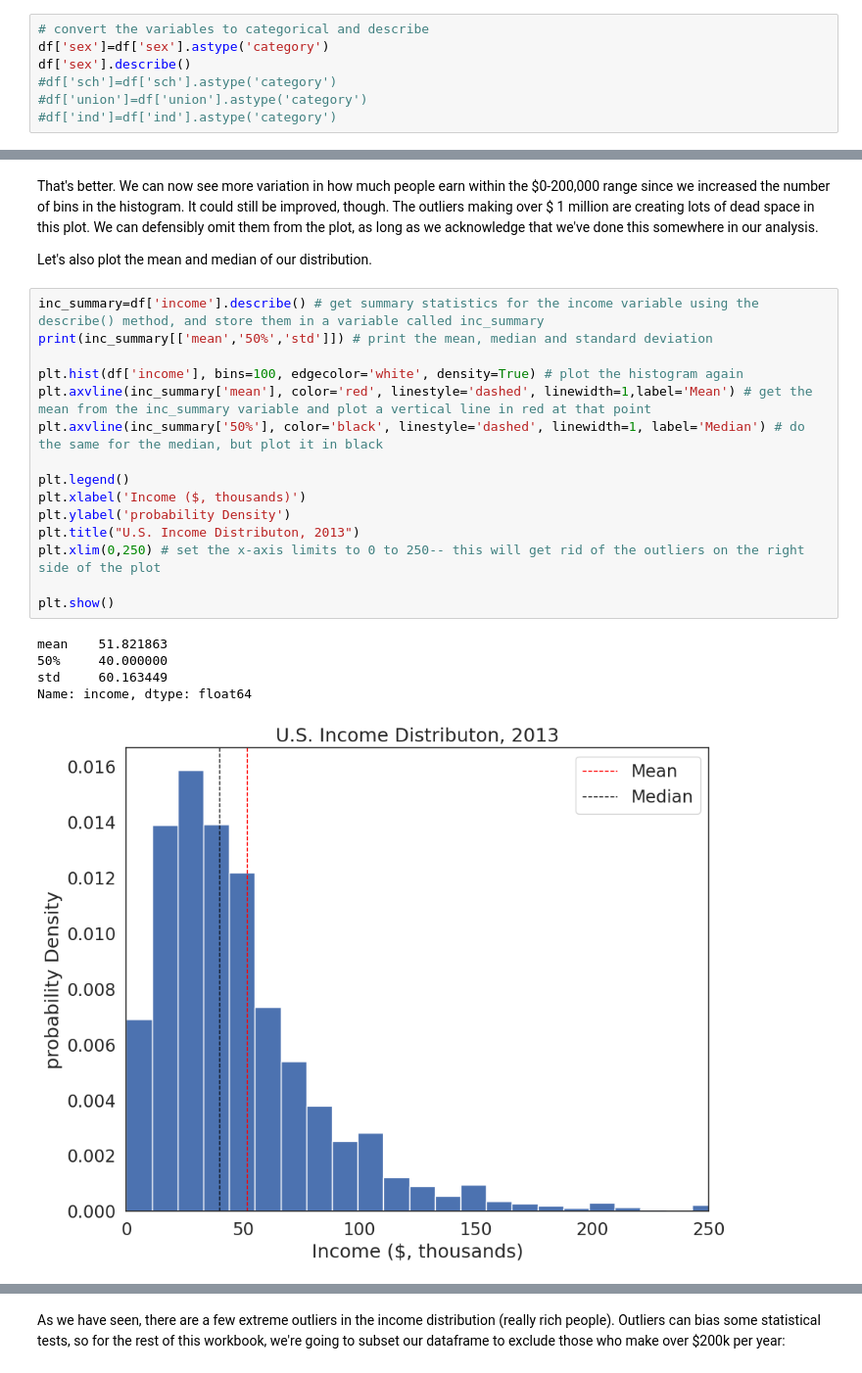
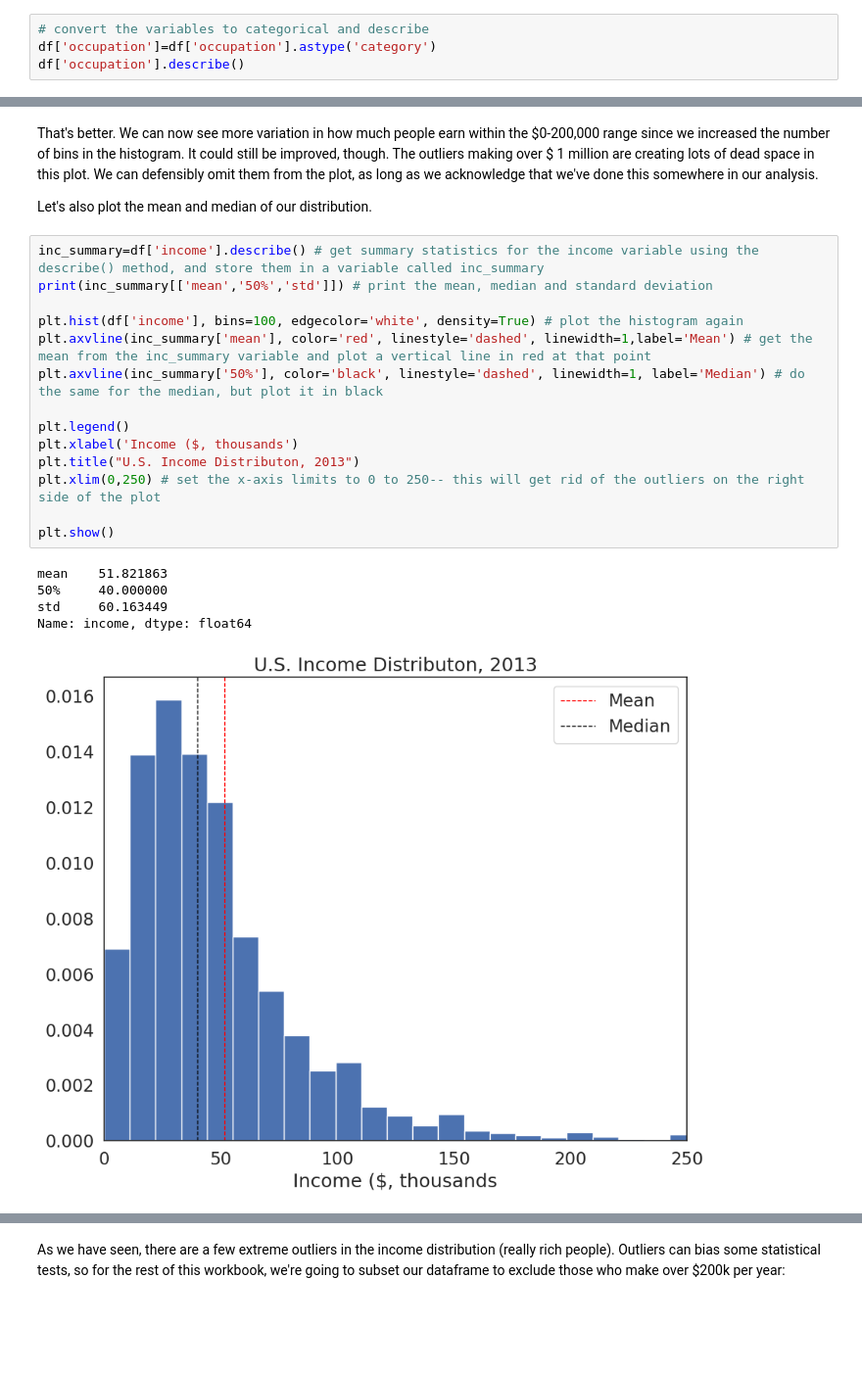
Before and after one commit to kuaiyu24/QM2, a Jupyter notebook: notebooks/W05. Distributions and Basic Statistics.ipynb, the cells around one changed output, grey strips where cells are left out. Shown: that part at 98% size. Cells and saved outputs as stored; diff of their text form; blank space fills up the shorter version.

```diff
--- a/notebooks/W05. Distributions and Basic Statistics.ipynb
+++ b/notebooks/W05. Distributions and Basic Statistics.ipynb
@@ -165,9 +169,6 @@ dtype: int64
 what other variables are categorical? Convert them to categorical and describe. What is the most common occupation in this dataset?
 # %%
 # convert the variables to categorical and describe
-df['sex']=df['sex'].astype('category')
-df['sex'].describe()
-#df['sch']=df['sch'].astype('category')
-#df['union']=df['union'].astype('category')
-#df['ind']=df['ind'].astype('category')
+df['occupation']=df['occupation'].astype('category')
+df['occupation'].describe()
 # %% [output]
@@ -235,24 +236,23 @@ Let's also plot the mean and median of our distribution.
 # %%
 inc_summary=df['income'].describe() # get summary statistics for the income variable using the describe() method, and store them in a variable called inc_summary
 print(inc_summary[['mean','50%','std']]) # print the mean, median and standard deviation
 
 plt.hist(df['income'], bins=100, edgecolor='white', density=True) # plot the histogram again
 plt.axvline(inc_summary['mean'], color='red', linestyle='dashed', linewidth=1,label='Mean') # get the mean from the inc_summary variable and plot a vertical line in red at that point
 plt.axvline(inc_summary['50%'], color='black', linestyle='dashed', linewidth=1, label='Median') # do the same for the median, but plot it in black
 
 plt.legend()
-plt.xlabel('Income ($, thousands)')
-plt.ylabel('probability Density')
+plt.xlabel('Income ($, thousands')
 plt.title("U.S. Income Distributon, 2013")
 plt.xlim(0,250) # set the x-axis limits to 0 to 250-- this will get rid of the outliers on the right side of the plot
 
 plt.show()
 # %% [output]
 mean    51.821863
 50%     40.000000
 std     60.163449
 Name: income, dtype: float64
-[figure, old version]
+[figure, new version]
 # %% [markdown]
 This histogram is far more informative-- use the questions in the exercise below to guide your interpretation of this plot.
 
```
Also changed, not shown: parts of 18 cells of this notebook.
